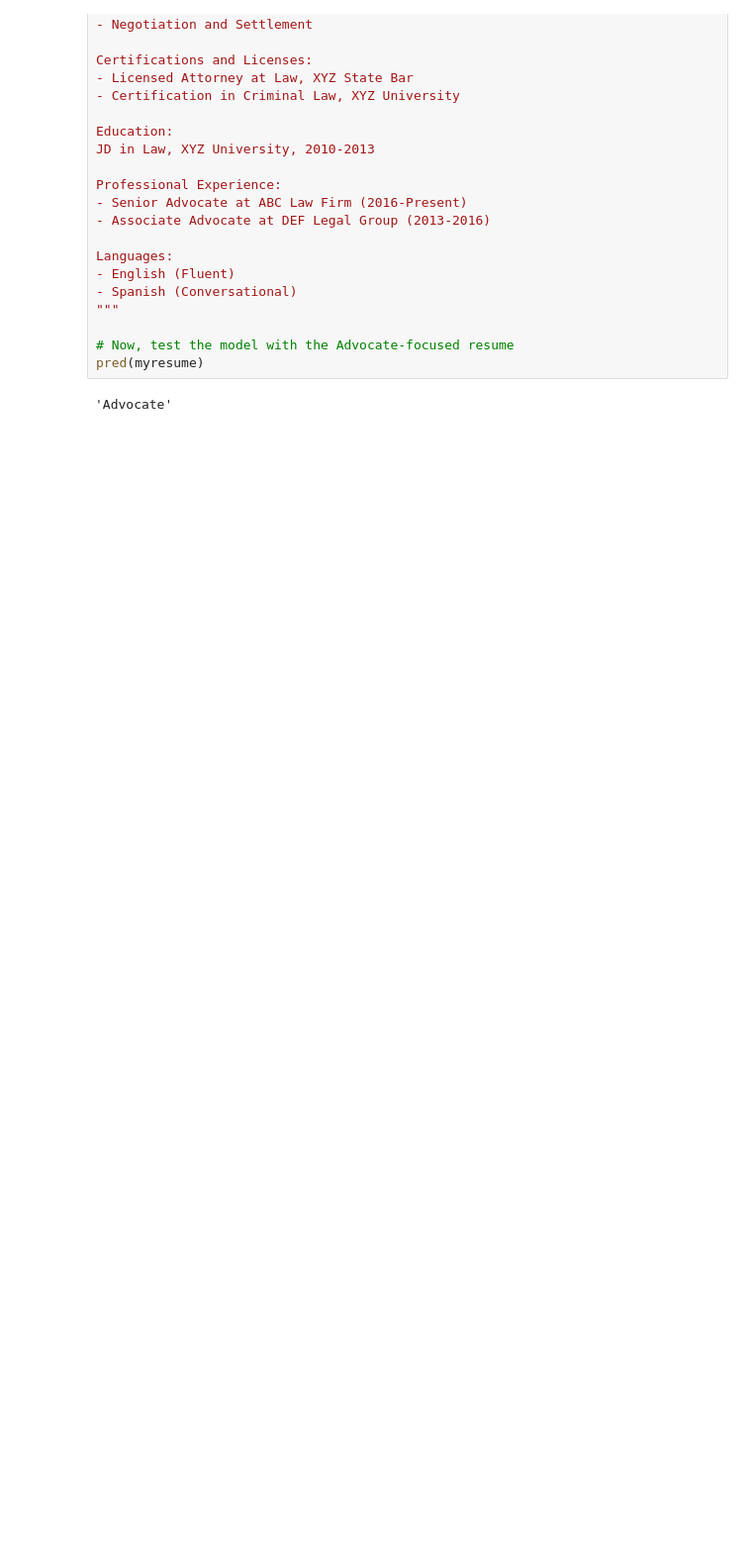
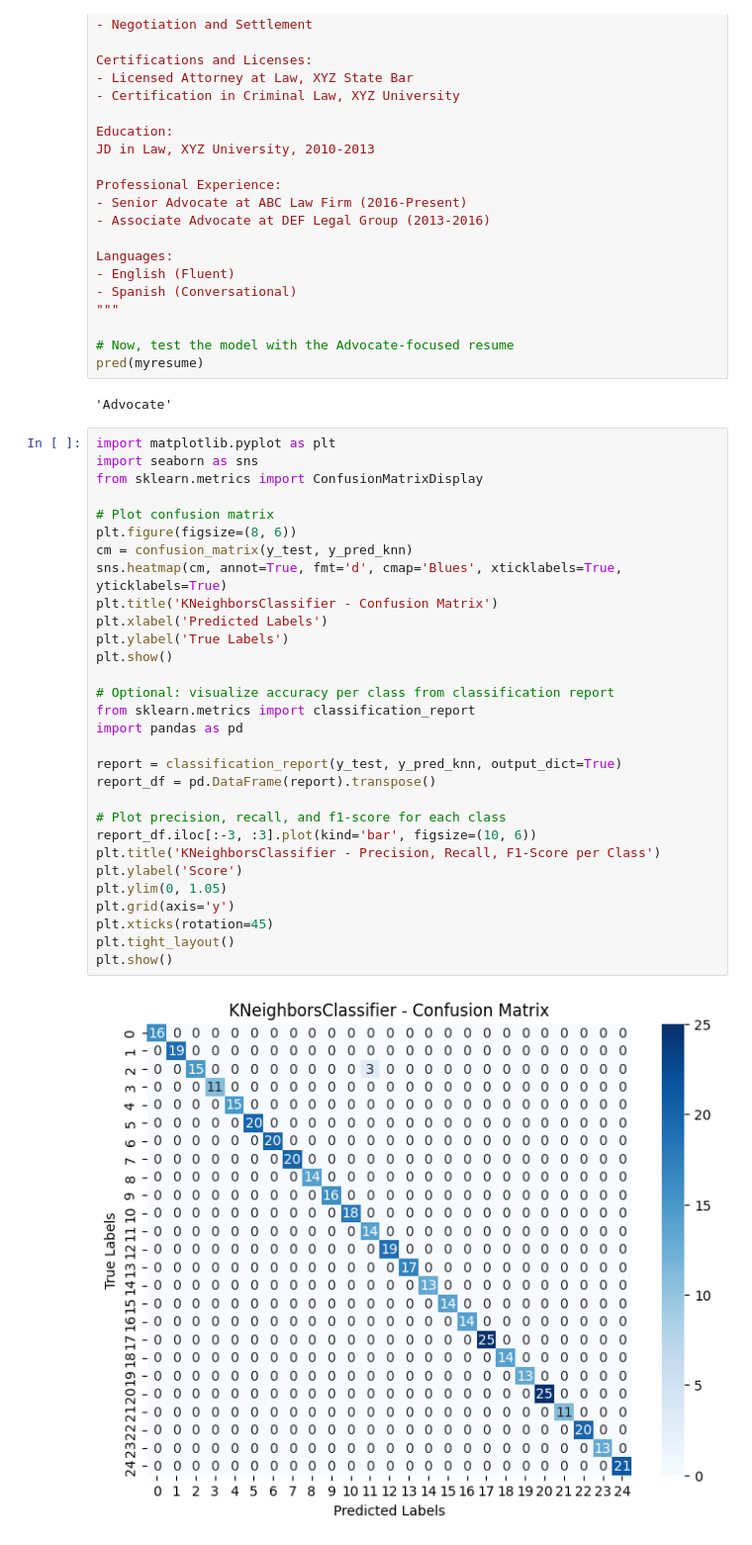
Before and after one commit to riya-kondawar/Resume-builder-analyzer-NLP, a Jupyter notebook: files/models/Resume Screening with Python.ipynb, the cells around one changed output. Shown: that part at 99% size. Drawn from its saved outputs; the diff is of its cells as text; blank space fills up the shorter version.

```diff
--- a/files/models/Resume Screening with Python.ipynb
+++ b/files/models/Resume Screening with Python.ipynb
@@ -485,3 +499,35 @@ Languages:
 pred(myresume)
 # %% [output]
 'Advocate'
+# %%
+import matplotlib.pyplot as plt
+import seaborn as sns
+from sklearn.metrics import ConfusionMatrixDisplay
+
+# Plot confusion matrix
+plt.figure(figsize=(8, 6))
+cm = confusion_matrix(y_test, y_pred_knn)
+sns.heatmap(cm, annot=True, fmt='d', cmap='Blues', xticklabels=True, yticklabels=True)
+plt.title('KNeighborsClassifier - Confusion Matrix')
+plt.xlabel('Predicted Labels')
+plt.ylabel('True Labels')
+plt.show()
+
+# Optional: visualize accuracy per class from classification report
+from sklearn.metrics import classification_report
+import pandas as pd
+
+report = classification_report(y_test, y_pred_knn, output_dict=True)
+report_df = pd.DataFrame(report).transpose()
+
+# Plot precision, recall, and f1-score for each class
+report_df.iloc[:-3, :3].plot(kind='bar', figsize=(10, 6))
+plt.title('KNeighborsClassifier - Precision, Recall, F1-Score per Class')
+plt.ylabel('Score')
+plt.ylim(0, 1.05)
+plt.grid(axis='y')
+plt.xticks(rotation=45)
+plt.tight_layout()
+plt.show()
+# %% [output]
+[figure, added]
```
Also changed, not shown: parts of 25 cells of this notebook, 19 other files.
